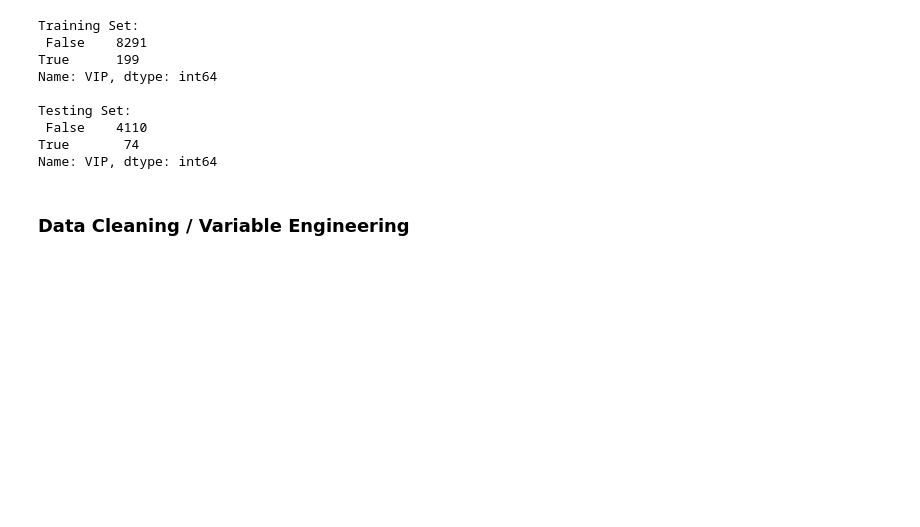
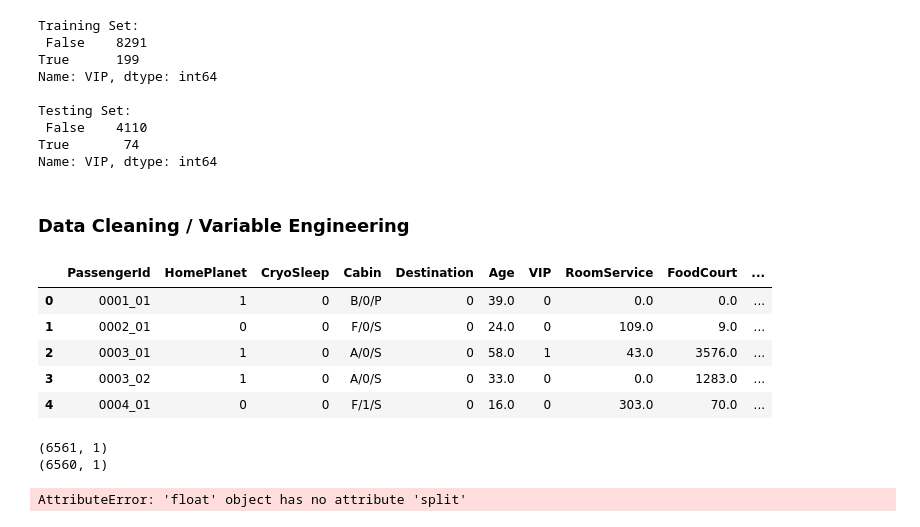
Before and after one commit to Evan-Callaghan/DATA-448-Predictive-Analytics, a Jupyter notebook: Kaggle/Spaceship_Titanic/exploration.ipynb, the cells around one changed output. Cells and saved outputs as stored; diff of their text form; code cells hidden in the pictures; blank space fills up the shorter version.

```diff
--- a/Kaggle/Spaceship_Titanic/exploration.ipynb
+++ b/Kaggle/Spaceship_Titanic/exploration.ipynb
@@ -206,3 +200,57 @@ check value counts and create dummy/numeric variables
+# %%
+train.head()
+# %% [output]
+|  | PassengerId | HomePlanet | CryoSleep | Cabin | Destination | Age | VIP | RoomService | FoodCourt | ... |
+| 0 | 0001_01 | 1 | 0 | B/0/P | 0 | 39.0 | 0 | 0.0 | 0.0 | ... |
+| 1 | 0002_01 | 0 | 0 | F/0/S | 0 | 24.0 | 0 | 109.0 | 9.0 | ... |
+| 2 | 0003_01 | 1 | 0 | A/0/S | 0 | 58.0 | 1 | 43.0 | 3576.0 | ... |
+| 3 | 0003_02 | 1 | 0 | A/0/S | 0 | 33.0 | 0 | 0.0 | 1283.0 | ... |
+| 4 | 0004_01 | 0 | 0 | F/1/S | 0 | 16.0 | 0 | 303.0 | 70.0 | ... |
+# %%
+info = pd.DataFrame(train['Cabin'].unique())
+print(info.shape)
+print(info.dropna().shape)
+# %% [output]
+(6561, 1)
+(6560, 1)
+# %%
+## Extracting deck, num, and side from the Cabin variable
+
+## Defining new variables
+train['Deck'] = ''
+train['Num'] = ''
+train['Side'] = ''
+
+for i in range(0, train.shape[0]):
+
+    ## Extracting info
+    info = train.at[i, 'Cabin'].split('/')
+
+    ## Assigning vales to variables
+#     train.at[i, 'Deck'] = info[0]
+#     train.at[i, 'Num'] = info[1]
+#     train.at[i, 'Side'] = info[2]
+    train.loc[i, ]
+
+
+## Defining new variables
+test['Deck'] = ''
+test['Num'] = ''
+test['Side'] = ''
+
+for i in range(0, test.shape[0]):
+
+    ## Extracting info
+    info = test.at[i, 'Cabin'].split('/')
+
+    ## Assigning vales to variables
+    test.at[i, 'Deck'] = info[0]
+    test.at[i, 'Num'] = info[1]
+    test.at[i, 'Side'] = info[2]
+
+#check value counts and create dummy/numeric variables
+# %% [output]
+AttributeError: 'float' object has no attribute 'split'
 # %%
 ## Extracting group number and travel number from PassengerID
 
```
Also changed, not shown: parts of 2 cells of this notebook.
